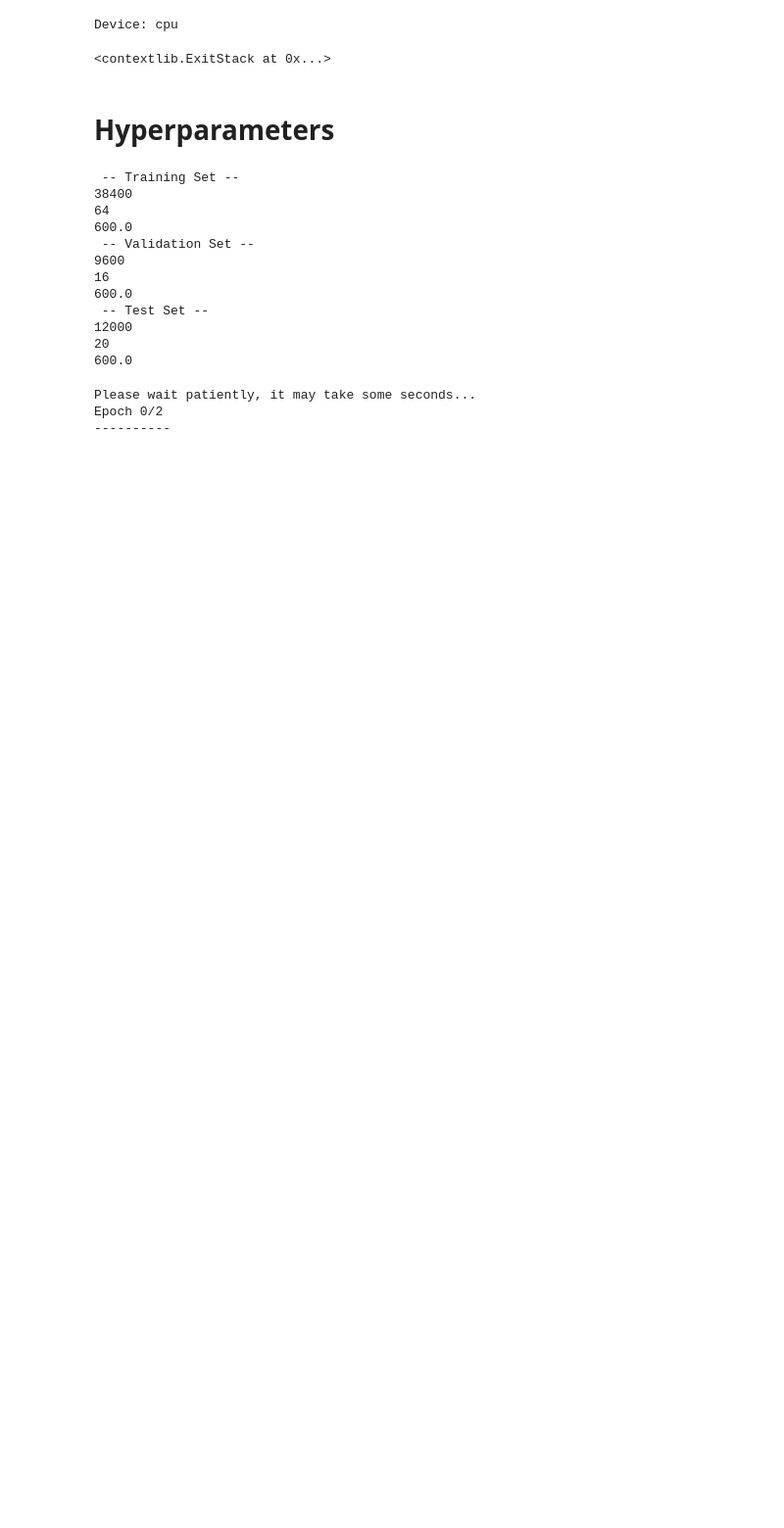
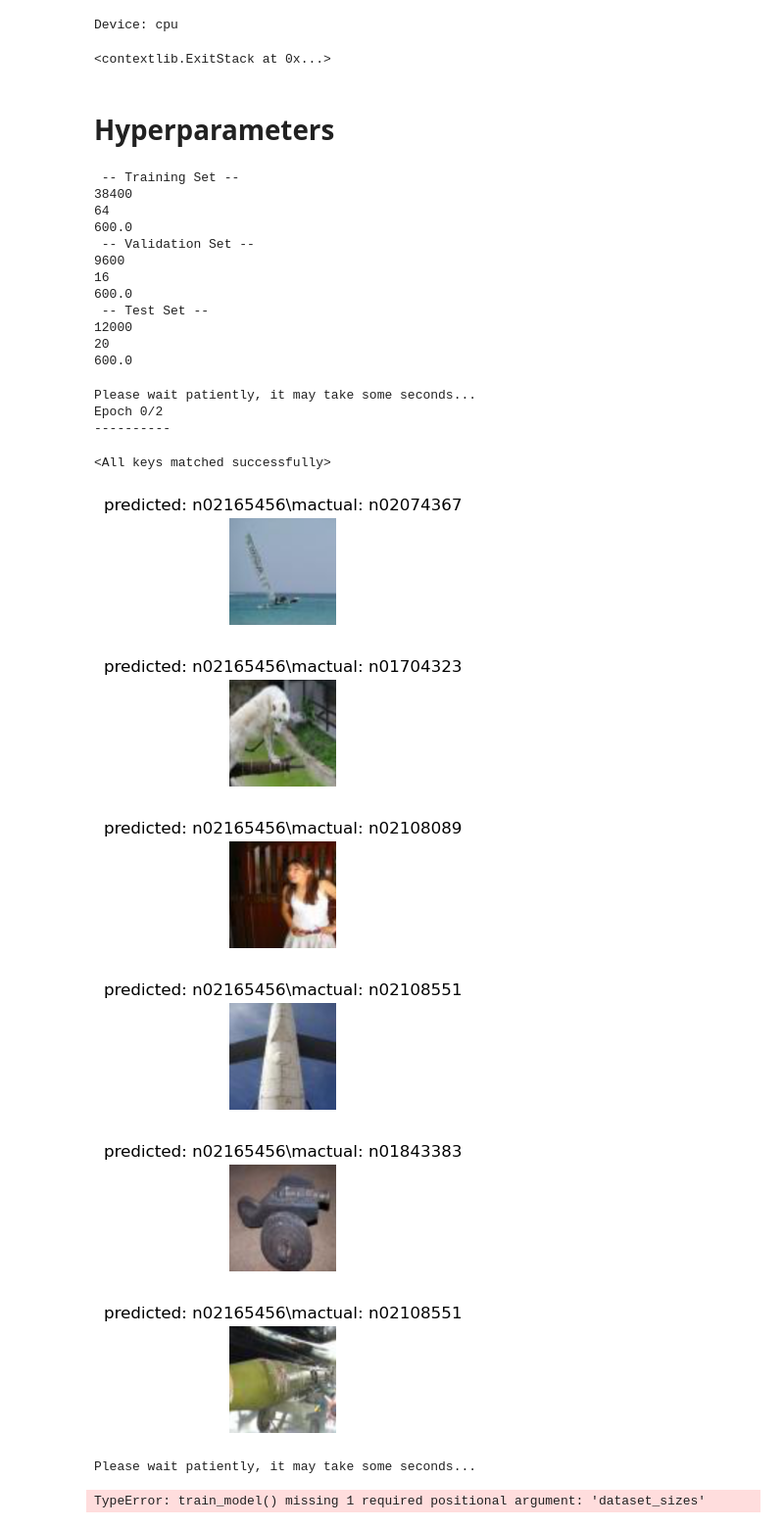
Before and after one commit to KRVPerera/FSL-MiniImageNet, a Jupyter notebook: notebooks/model_training.ipynb, the cells around one changed output. Shown: that part at 98% size. Cells and saved outputs as stored; diff of their text form; code cells hidden in the pictures; blank space fills up the shorter version.

Commit message:
training okay

```diff
--- a/notebooks/model_training.ipynb
+++ b/notebooks/model_training.ipynb
@@ -31,7 +31,7 @@ from src.data_loader import GetDataLoaders, GetDataLoadersLimited
 device = torch.device("cuda:0" if torch.cuda.is_available() else "cpu")
 
 data_dir = '..\\data\\miniImageNet'
-dataloaders, class_names, dataset_sizes  = GetDataLoadersLimited(data_dir, BATCH_SIZE, 20)
+dataloaders, class_names, dataset_sizes  = GetDataLoaders(data_dir, BATCH_SIZE, 600)
 
 train_loader = dataloaders['train']
 validation_loader = dataloaders['val']
@@ -90,3 +87,57 @@ visualize_model(best_model, dataloaders, num_images=6)
+# %%
+best_model.load_state_dict(torch.load(save_path))
+# %% [output]
+<All keys matched successfully>
+# %%
+# from src.modelvis import visualize_models
+import numpy as np
+def imshow(inp, title=None):
+    """Display image for Tensor."""
+    inp = inp.numpy().transpose((1, 2, 0))
+    mean = np.array([0.485, 0.456, 0.406])
+    std = np.array([0.229, 0.224, 0.225])
+    inp = std * inp + mean
+    inp = np.clip(inp, 0, 1)
+    plt.imshow(inp)
+    if title is not None:
+        plt.title(title)
+    plt.pause(0.001)  # pause a bit so that plots are updated
+
+def visualize_models(model, dataloaders, num_images, class_names):
+    was_training = model.training
+    model.eval()
+    images_so_far = 0
+    fig = plt.figure()
+
+    with torch.no_grad():
+        for i, (inputs, labels) in enumerate(dataloaders['val']):
+            inputs = inputs.to(device)
+            labels = labels.to(device)
+
+            outputs = model(inputs)
+            _, preds = torch.max(outputs, 1)
+
+            for j in range(inputs.size()[0]):
+                images_so_far += 1
+                ax = plt.subplot(num_images//2, 2, images_so_far)
+                ax.axis('off')
+                ax.set_title(f'predicted: {class_names[preds[j]]}\nactual: {class_names[labels[j]]}')
+                imshow(inputs.cpu().data[j])
+
+                if images_so_far == num_images:
+                    model.train(mode=was_training)
+                    return
+        model.train(mode=was_training)
+
+num_images=6
+visualize_models(best_model, dataloaders, num_images, class_names)
+# %% [output]
+[figure, added]
+[figure, added]
+[figure, added]
+[figure, added]
+[figure, added]
+[figure, added]
 # %%
 from src.models import Resnet18_FC_Changed, EfficientNetB0_FC_Changed
 net = Resnet18_FC_Changed(num_of_classes).to(device)
@@ -102,3 +153,6 @@ print('Please wait patiently, it may take some seconds...')
 best_model = train_model(net, dataloaders, criterion, optimizer, scheduler, NUM_EPOCHS)
 save_path = '..\\data\\models\\best_model_Resnet18.pth'
 torch.save(best_model.state_dict(), save_path)
+# %% [output]
+Please wait patiently, it may take some seconds...
+TypeError: train_model() missing 1 required positional argument: 'dataset_sizes'
```
Also changed, not shown: parts of 6 cells of this notebook, 3 other files.
